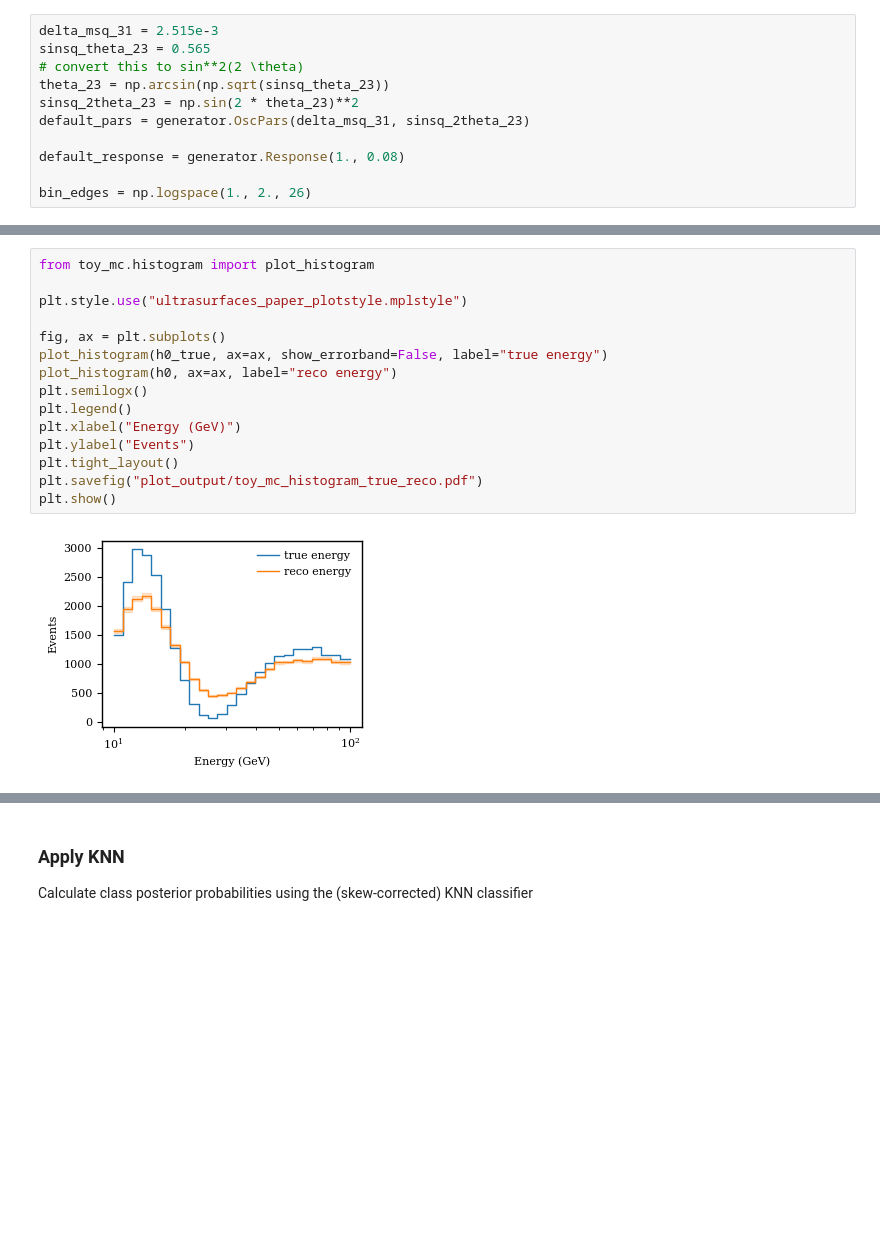
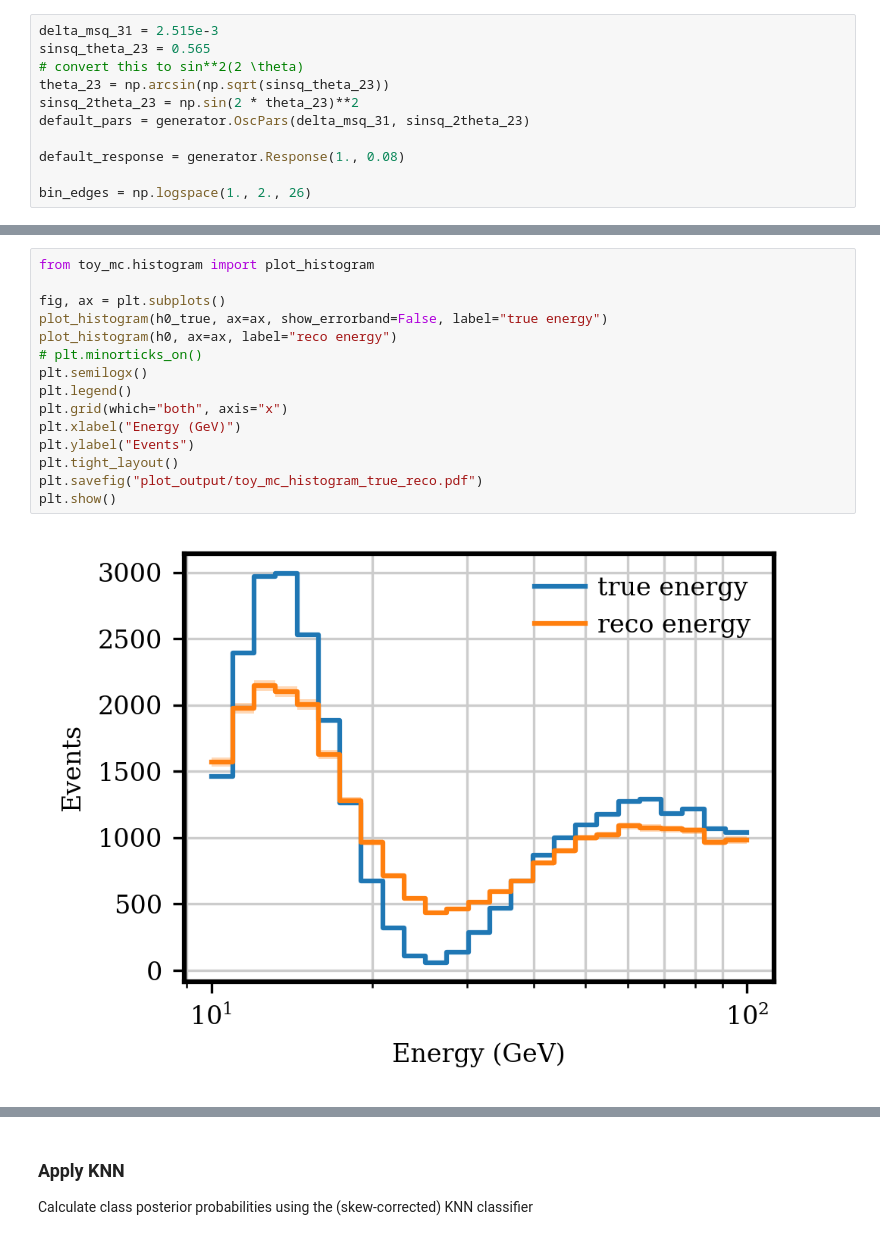
Before and after one commit to LeanderFischer/ultrasurfaces, a Jupyter notebook: Toy MC Paper Plots.ipynb, the cells around one changed output, grey strips where cells are left out. Cells and saved outputs as stored; diff of their text form; blank space fills up the shorter version.

```diff
--- a/Toy MC Paper Plots.ipynb
+++ b/Toy MC Paper Plots.ipynb
@@ -30,20 +28,20 @@ Generating events with log10(E / GeV) from a Gaussian with mean 1.3 and wdith 0.
 # %%
 from toy_mc.histogram import plot_histogram
-
-plt.style.use("ultrasurfaces_paper_plotstyle.mplstyle")
 
 fig, ax = plt.subplots()
 plot_histogram(h0_true, ax=ax, show_errorband=False, label="true energy")
 plot_histogram(h0, ax=ax, label="reco energy")
+# plt.minorticks_on()
 plt.semilogx()
 plt.legend()
+plt.grid(which="both", axis="x")
 plt.xlabel("Energy (GeV)")
 plt.ylabel("Events")
 plt.tight_layout()
 plt.savefig("plot_output/toy_mc_histogram_true_reco.pdf")
 plt.show()
 # %% [output]
-[figure, old version]
+[figure, new version]
 # %%
 # Generate several sets at different values of mu
 reload(generator)
```
Also changed, not shown: parts of 12 cells of this notebook, 24 other files.
